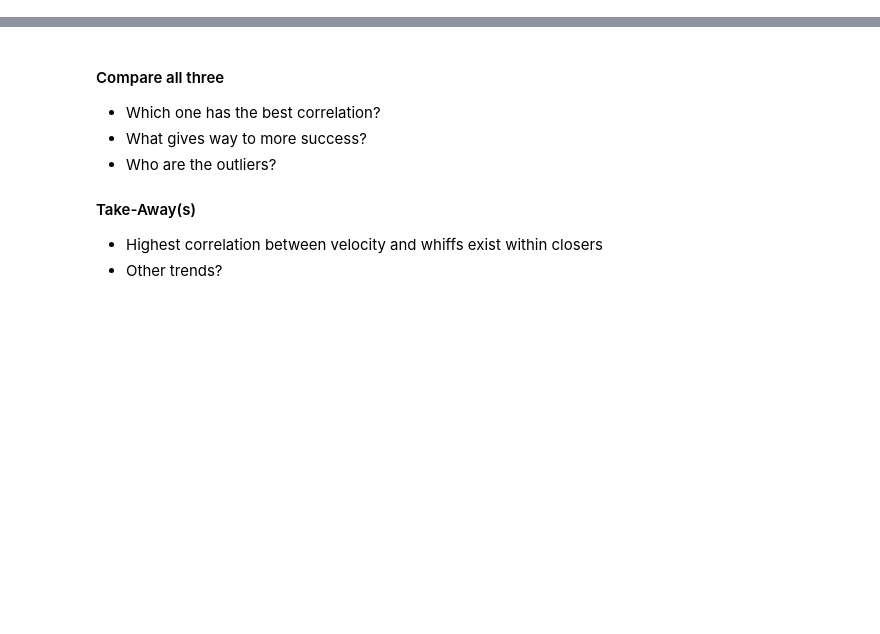
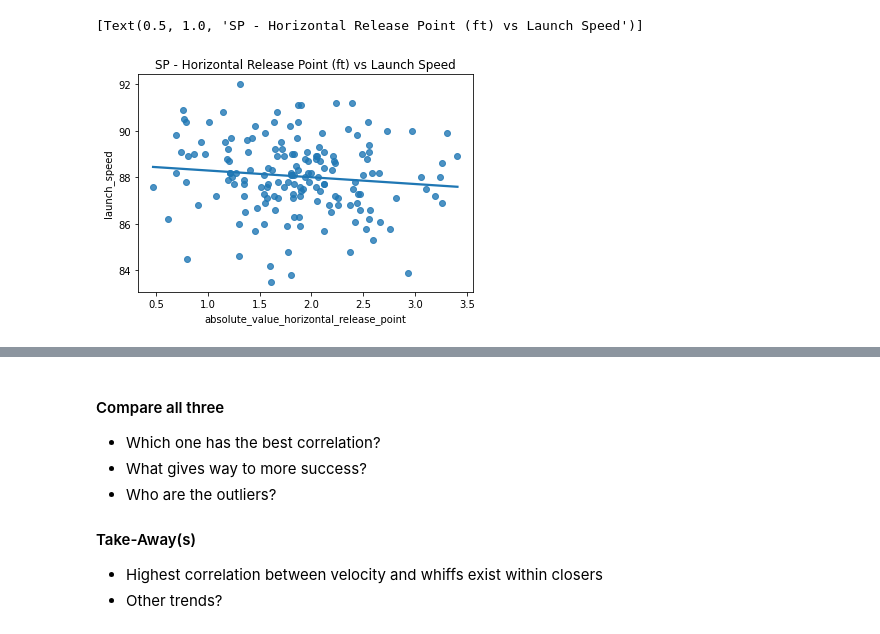
Before and after one commit to mbod/comm318_F21_Project_Group3, a Jupyter notebook: data_analysis/Final_Cleaned_Notebook.ipynb, the cells around one changed output, grey strips where cells are left out. Drawn from its saved outputs; the diff is of its cells as text; code cells hidden in the pictures; blank space fills up the shorter version.

Commit message:
update to data_analysis notebooks

```diff
--- a/data_analysis/Final_Cleaned_Notebook.ipynb
+++ b/data_analysis/Final_Cleaned_Notebook.ipynb
@@ -28,3 +39,12 @@ import numpy as np
 import shapely
 import json
 import plotly
+
+pd.set_option('display.max_columns', None)
+SP_df = pd.read_csv('../data/Project_Data_Files/Project_Starters.csv')
+RP_df = pd.read_csv('../data/Project_Data_Files/Project_Relievers.csv')
+CP_df = pd.read_csv('../data/Project_Data_Files/Project_Closers.csv')
+
+RP_df['absolute_value_horizontal_release_point'] = RP_df['horizontal_release_point'].abs()
+SP_df['absolute_value_horizontal_release_point'] = SP_df['horizontal_release_point'].abs()
+CP_df['absolute_value_horizontal_release_point'] = CP_df['horizontal_release_point'].abs()
@@ -104,0 +182,5 @@ speedbyreleasepoint
+# %%
+sns.regplot(x="absolute_value_horizontal_release_point", y="launch_speed", ci=None, data = SP_df).set(title = 'SP - Horizontal Release Point (ft) vs Launch Speed')
+# %% [output]
+[Text(0.5, 1.0, 'SP - Horizontal Release Point (ft) vs Launch Speed')]
+[figure, added]
```
Also changed, not shown: parts of 56 cells of this notebook, 4 other files.
